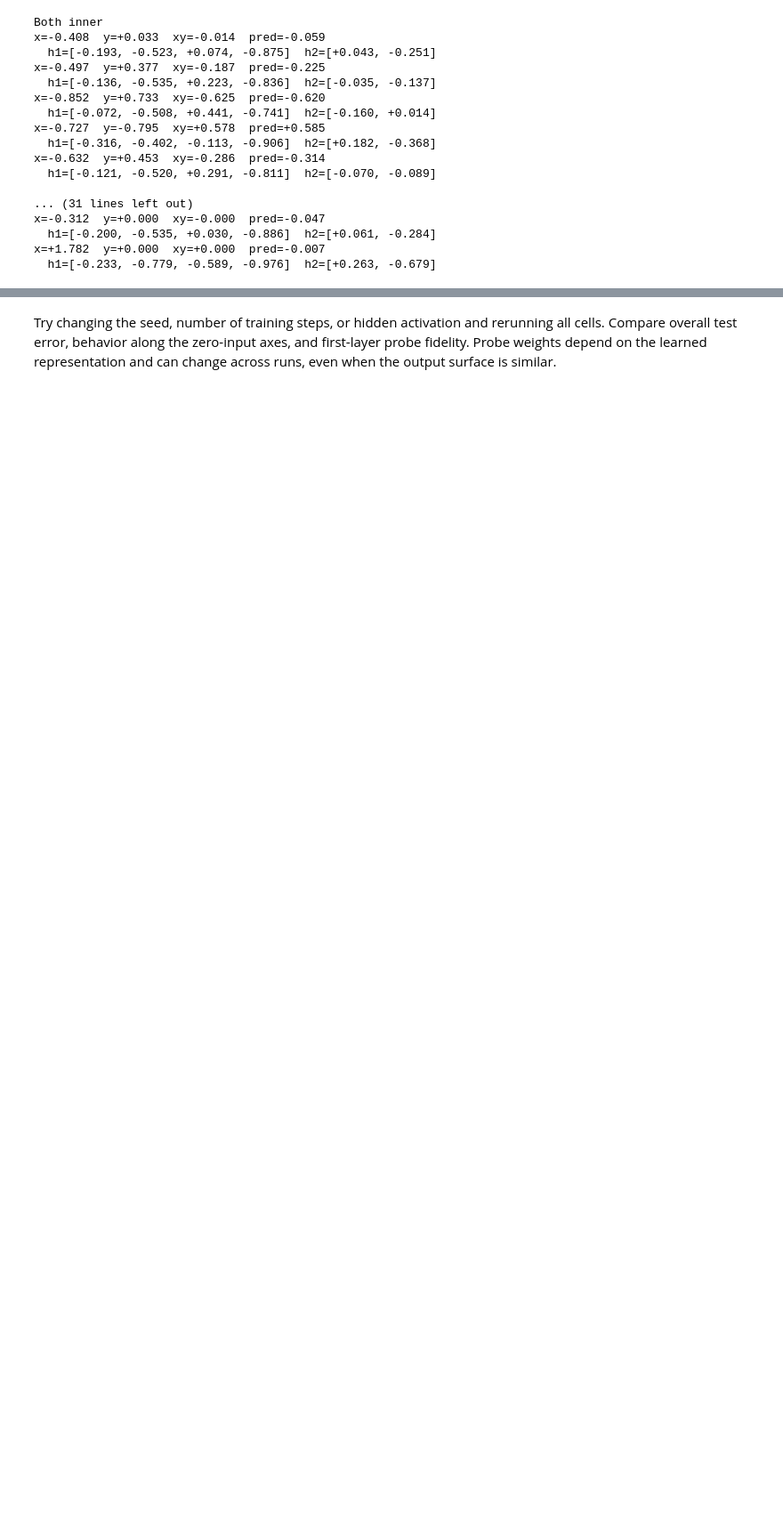
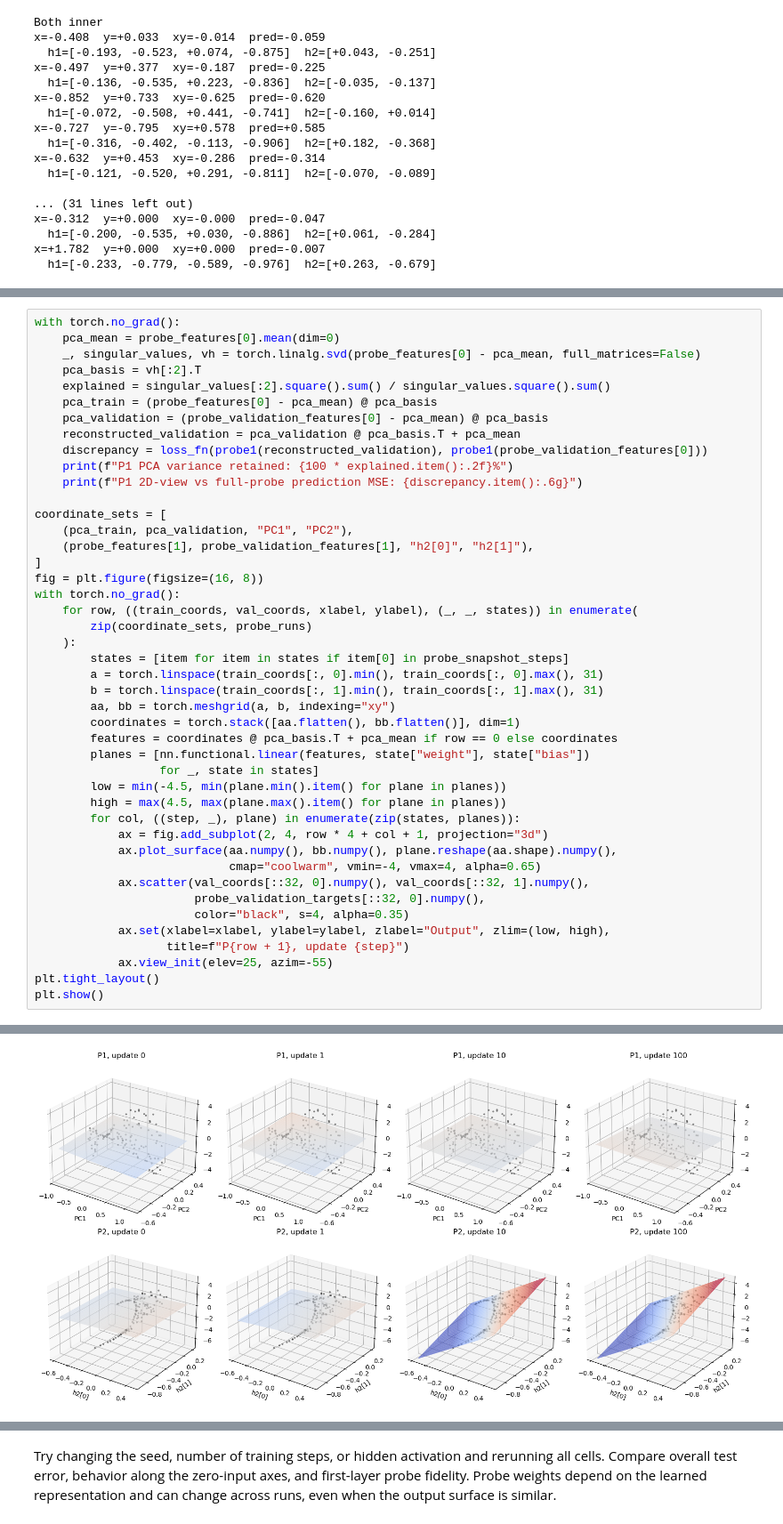
Before and after one commit to isaacwu2000/NN-Interp, a Jupyter notebook: main.ipynb, the cells around one changed output, grey strips where cells are left out. Shown at 89% size. Saved outputs shown, nothing was run; the diff lists cells and outputs as text; blank space fills up the shorter version.

```diff
--- a/main.ipynb
+++ b/main.ipynb
@@ -267,0 +386,45 @@ Hidden layer 2: weights=[+8.013, +4.012], bias=+0.606
+# %%
+with torch.no_grad():
+    pca_mean = probe_features[0].mean(dim=0)
+    _, singular_values, vh = torch.linalg.svd(probe_features[0] - pca_mean, full_matrices=False)
+    pca_basis = vh[:2].T
+    explained = singular_values[:2].square().sum() / singular_values.square().sum()
+    pca_train = (probe_features[0] - pca_mean) @ pca_basis
+    pca_validation = (probe_validation_features[0] - pca_mean) @ pca_basis
+    reconstructed_validation = pca_validation @ pca_basis.T + pca_mean
+    discrepancy = loss_fn(probe1(reconstructed_validation), probe1(probe_validation_features[0]))
+    print(f"P1 PCA variance retained: {100 * explained.item():.2f}%")
+    print(f"P1 2D-view vs full-probe prediction MSE: {discrepancy.item():.6g}")
+
+coordinate_sets = [
+    (pca_train, pca_validation, "PC1", "PC2"),
+    (probe_features[1], probe_validation_features[1], "h2[0]", "h2[1]"),
+]
+fig = plt.figure(figsize=(16, 8))
+with torch.no_grad():
+    for row, ((train_coords, val_coords, xlabel, ylabel), (_, _, states)) in enumerate(
+        zip(coordinate_sets, probe_runs)
+    ):
+        states = [item for item in states if item[0] in probe_snapshot_steps]
+        a = torch.linspace(train_coords[:, 0].min(), train_coords[:, 0].max(), 31)
+        b = torch.linspace(train_coords[:, 1].min(), train_coords[:, 1].max(), 31)
+        aa, bb = torch.meshgrid(a, b, indexing="xy")
+        coordinates = torch.stack([aa.flatten(), bb.flatten()], dim=1)
+        features = coordinates @ pca_basis.T + pca_mean if row == 0 else coordinates
+        planes = [nn.functional.linear(features, state["weight"], state["bias"])
+                  for _, state in states]
+        low = min(-4.5, min(plane.min().item() for plane in planes))
+        high = max(4.5, max(plane.max().item() for plane in planes))
+        for col, ((step, _), plane) in enumerate(zip(states, planes)):
+            ax = fig.add_subplot(2, 4, row * 4 + col + 1, projection="3d")
+            ax.plot_surface(aa.numpy(), bb.numpy(), plane.reshape(aa.shape).numpy(),
+                            cmap="coolwarm", vmin=-4, vmax=4, alpha=0.65)
+            ax.scatter(val_coords[::32, 0].numpy(), val_coords[::32, 1].numpy(),
+                       probe_validation_targets[::32, 0].numpy(),
+                       color="black", s=4, alpha=0.35)
+            ax.set(xlabel=xlabel, ylabel=ylabel, zlabel="Output", zlim=(low, high),
+                   title=f"P{row + 1}, update {step}")
+            ax.view_init(elev=25, azim=-55)
+plt.tight_layout()
+plt.show()
+# %% [output]
@@ -267,0 +433 @@ Hidden layer 2: weights=[+8.013, +4.012], bias=+0.606
+[figure, added]
```
Also changed, not shown: parts of 14 cells of this notebook, 1 other file.
